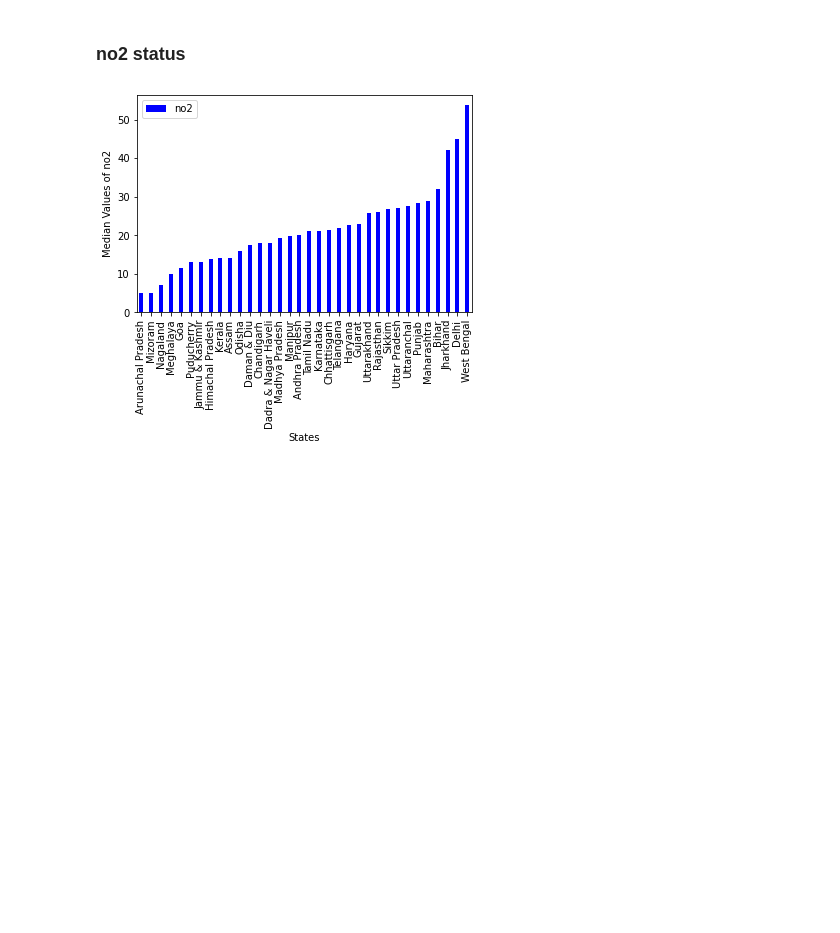
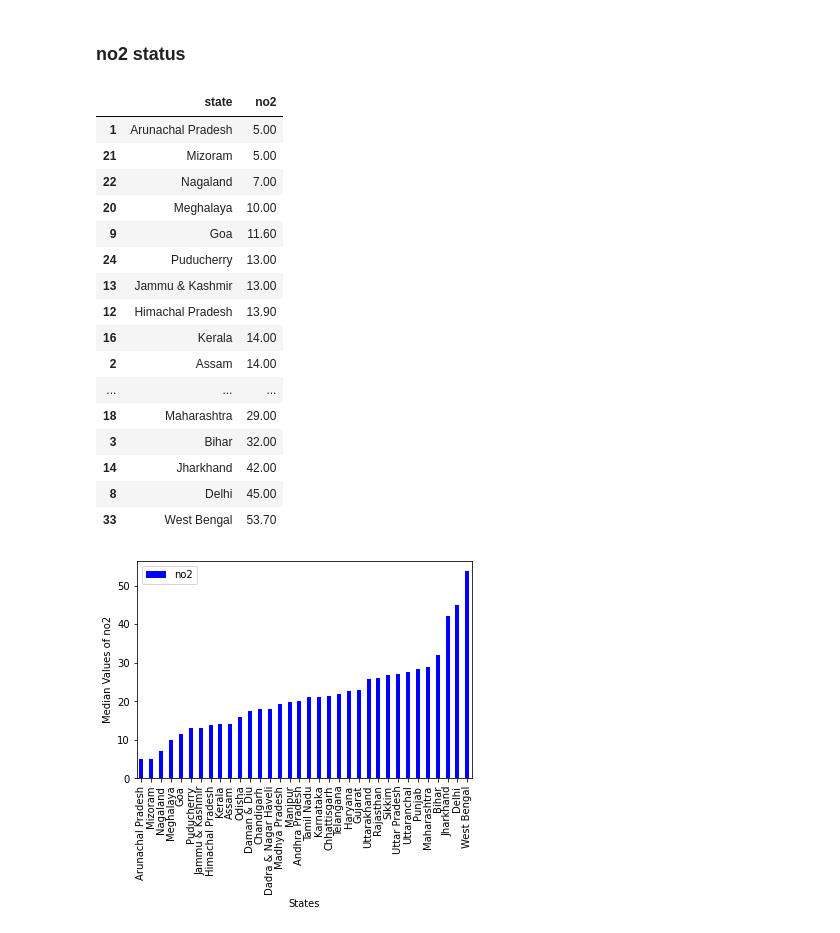
Before and after one commit to ldennis1/BSAN6070, a Jupyter notebook: India Air Quality-CA01-Lauren Dennis.ipynb, the cells around one changed output. Cells and saved outputs as stored; diff of their text form; code cells hidden in the pictures; blank space fills up the shorter version.

```diff
--- a/India Air Quality-CA01-Lauren Dennis.ipynb
+++ b/India Air Quality-CA01-Lauren Dennis.ipynb
@@ -264,4 +283,25 @@ plt.show()
 [figure]
 # %% [markdown]
 ### no2 status
+# %%
+no2tab = data.groupby('state', as_index=False)['no2'].median().round(2).sort_values('no2')
+no2tab
+# %% [output]
+|  | state | no2 |
+| 1 | Arunachal Pradesh | 5.00 |
+| 21 | Mizoram | 5.00 |
+| 22 | Nagaland | 7.00 |
+| 20 | Meghalaya | 10.00 |
+| 9 | Goa | 11.60 |
+| 24 | Puducherry | 13.00 |
+| 13 | Jammu & Kashmir | 13.00 |
+| 12 | Himachal Pradesh | 13.90 |
+| 16 | Kerala | 14.00 |
+| 2 | Assam | 14.00 |
+| ... | ... | ... |
+| 18 | Maharashtra | 29.00 |
+| 3 | Bihar | 32.00 |
+| 14 | Jharkhand | 42.00 |
+| 8 | Delhi | 45.00 |
+| 33 | West Bengal | 53.70 |
 # %%
```
Also changed, not shown: parts of 11 cells of this notebook.
